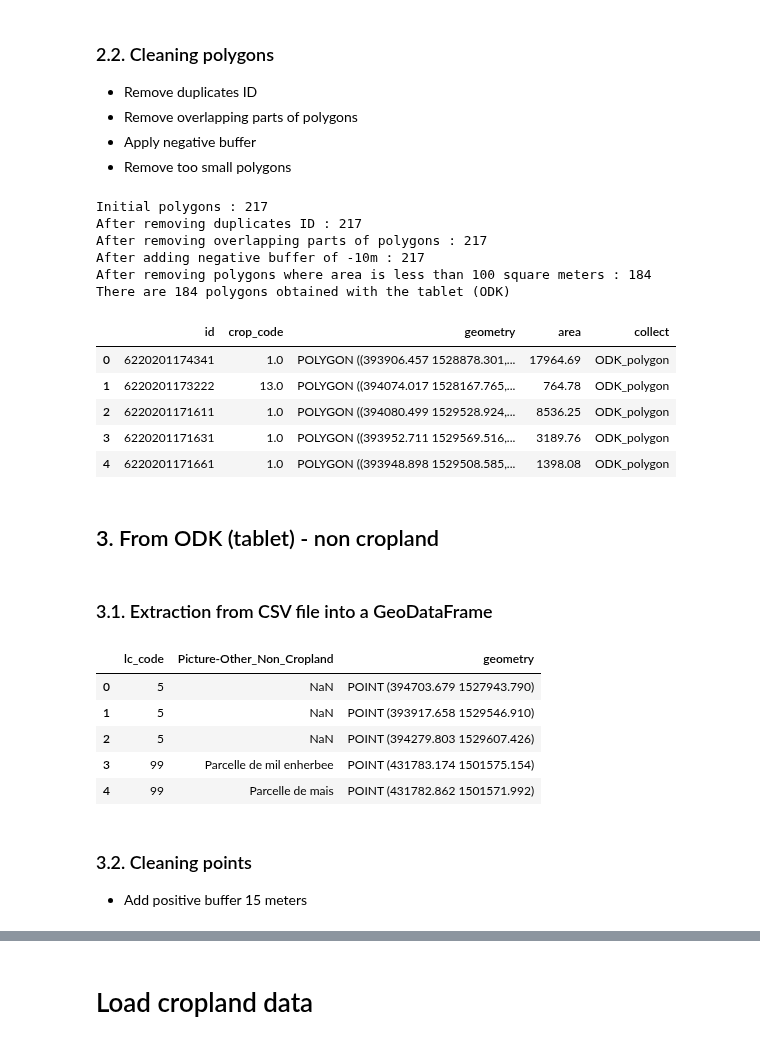
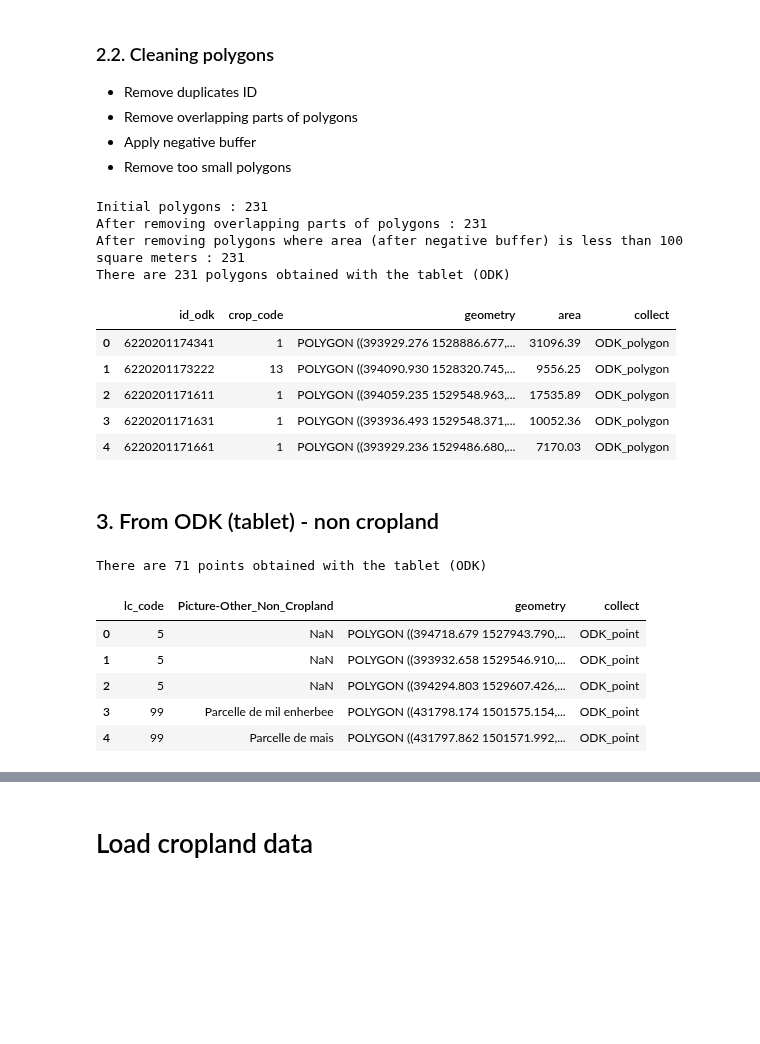
Before and after one commit to nicolasdeffense/eo-toolbox, a Jupyter notebook: notebooks_working/EOStat/clean_in_situ_senegal.ipynb, the cells around one changed output, grey strips where cells are left out. Drawn from its saved outputs; the diff is of its cells as text; code cells hidden in the pictures; blank space fills up the shorter version.

```diff
--- a/notebooks_working/EOStat/clean_in_situ_senegal.ipynb
+++ b/notebooks_working/EOStat/clean_in_situ_senegal.ipynb
@@ -12,6 +12,7 @@ import rasterio.plot
 import numpy as np
 
 pd.set_option('display.max_columns', None)
+pd.set_option('display.max_rows', None)
 
 sys.path.insert(0, '/export/miro/ndeffense/LBRAT2104/GIT/eo-toolbox/tools/')
 
@@ -163,11 +172,15 @@ odk_gdf = odk_gdf.to_crs(epsg=32628)
 
 #odk_gdf['id'] = odk_gdf['id-Commune'].astype(str) + odk_gdf['id-Distric'].astype(str) + odk_gdf['id-Concess'].astype(str) + odk_gdf['id-Menage'].astype(str) + odk_gdf['id-Parcell'].astype(str)
 
-odk_gdf['id'] = odk_gdf['meta-ins_1'].str.replace('_', '').str.replace(' ', '')
+odk_gdf['id_odk'] = odk_gdf['meta-ins_1'].str.replace('_', '').str.replace(' ', '')
 
 odk_gdf = odk_gdf.rename(columns={"Informat_1": "crop_code"})
 
-odk_gdf = odk_gdf[['id','crop_code','geometry']]
+odk_gdf = odk_gdf[['id_odk','crop_code','geometry']]
+
+print(f'Number of ODK polygons : {len(odk_gdf)} --> {len(odk_gdf.drop_duplicates("id_odk"))} (without duplicates)')
+
+odk_gdf = odk_gdf.drop_duplicates('id_odk')
 
 odk_gdf.head()
 # %% [output]
@@ -187,46 +201,38 @@ odk_gdf.head()
 # %%
 print(f'Initial polygons : {len(odk_gdf)}')
 
-odk_gdf = odk_gdf.drop_duplicates(subset=['id'])
-
-print(f'After removing duplicates ID : {len(odk_gdf)}')
-
-odk_gdf = remove_overlap.remove_overlap(odk_gdf)
+clean_odk_gdf = remove_overlap.remove_overlap(odk_gdf, id_column='id_odk')
 
 print(f'After removing overlapping parts of polygons : {len(odk_gdf)}')
 
-odk_gdf['geometry'] = odk_gdf.buffer(buf_size)
-
-print(f'After adding negative buffer of {buf_size}m : {len(odk_gdf)}')
-
 odk_gdf['area'] = odk_gdf['geometry'].area.round(2)
 
-odk_gdf = odk_gdf.loc[odk_gdf['area'] >= min_area]
+#odk_gdf['geometry'] = odk_gdf.buffer(buf_size)
 
-print(f'After removing polygons where area is less than {min_area} square meters : {len(odk_gdf)}')
+#odk_gdf['area_buf'] = odk_gdf['geometry'].area.round(2)
+
+#odk_gdf = odk_gdf.loc[odk_gdf['area'] >= min_area]
+
+print(f'After removing polygons where area (after negative buffer) is less than {min_area} square meters : {len(odk_gdf)}')
 
 odk_gdf['collect'] = 'ODK_polygon'
 
 
 print(f'There are {len(odk_gdf)} polygons obtained with the tablet (ODK)')
 odk_gdf.head()
 # %% [output]
-Initial polygons : 217
-After removing duplicates ID : 217
-After removing overlapping parts of polygons : 217
-After adding negative buffer of -10m : 217
-After removing polygons where area is less than 100 square meters : 184
-There are 184 polygons obtained with the tablet (ODK)
+Initial polygons : 231
+After removing overlapping parts of polygons : 231
+After removing polygons where area (after negative buffer) is less than 100 square meters : 231
+There are 231 polygons obtained with the tablet (ODK)
-|  | id | crop_code | geometry | area | collect |
-| 0 | 6220201174341 | 1.0 | POLYGON ((393906.457 1528878.301,... | 17964.69 | ODK_polygon |
-| 1 | 6220201173222 | 13.0 | POLYGON ((394074.017 1528167.765,... | 764.78 | ODK_polygon |
-| 2 | 6220201171611 | 1.0 | POLYGON ((394080.499 1529528.924,... | 8536.25 | ODK_polygon |
-| 3 | 6220201171631 | 1.0 | POLYGON ((393952.711 1529569.516,... | 3189.76 | ODK_polygon |
-| 4 | 6220201171661 | 1.0 | POLYGON ((393948.898 1529508.585,... | 1398.08 | ODK_polygon |
+|  | id_odk | crop_code | geometry | area | collect |
+| 0 | 6220201174341 | 1 | POLYGON ((393929.276 1528886.677,... | 31096.39 | ODK_polygon |
+| 1 | 6220201173222 | 13 | POLYGON ((394090.930 1528320.745,... | 9556.25 | ODK_polygon |
+| 2 | 6220201171611 | 1 | POLYGON ((394059.235 1529548.963,... | 17535.89 | ODK_polygon |
+| 3 | 6220201171631 | 1 | POLYGON ((393936.493 1529548.371,... | 10052.36 | ODK_polygon |
+| 4 | 6220201171661 | 1 | POLYGON ((393929.236 1529486.680,... | 7170.03 | ODK_polygon |
 # %% [markdown]
 ## 3. From ODK (tablet) - non cropland
-# %% [markdown]
-### 3.1. Extraction from CSV file into a GeoDataFrame
 # %%
 odk_nc_df = pd.read_csv(odk_non_crop_csv)
 
@@ -240,15 +246,20 @@ odk_nc_gdf = gpd.GeoDataFrame(odk_nc_df, geometry=gpd.points_from_xy(odk_nc_df.l
 
 odk_nc_gdf = odk_nc_gdf.drop(columns=['longitude', 'latitude'])
 
+# Add positive buffer 15 meters
+
+odk_nc_gdf['geometry'] = odk_nc_gdf.buffer(15, resolution=24)
+
+odk_nc_gdf['collect'] = 'ODK_point'
+
+print(f'There are {len(odk_nc_gdf)} points obtained with the tablet (ODK)')
+
 odk_nc_gdf.head()
 # %% [output]
+There are 71 points obtained with the tablet (ODK)
-|  | lc_code | Picture-Other_Non_Cropland | geometry |
-| 0 | 5 | NaN | POINT (394703.679 1527943.790) |
-| 1 | 5 | NaN | POINT (393917.658 1529546.910) |
-| 2 | 5 | NaN | POINT (394279.803 1529607.426) |
-| 3 | 99 | Parcelle de mil enherbee | POINT (431783.174 1501575.154) |
-| 4 | 99 | Parcelle de mais | POINT (431782.862 1501571.992) |
+|  | lc_code | Picture-Other_Non_Cropland | geometry | collect |
+| 0 | 5 | NaN | POLYGON ((394718.679 1527943.790,... | ODK_point |
+| 1 | 5 | NaN | POLYGON ((393932.658 1529546.910,... | ODK_point |
+| 2 | 5 | NaN | POLYGON ((394294.803 1529607.426,... | ODK_point |
+| 3 | 99 | Parcelle de mil enherbee | POLYGON ((431798.174 1501575.154,... | ODK_point |
+| 4 | 99 | Parcelle de mais | POLYGON ((431797.862 1501571.992,... | ODK_point |
-# %% [markdown]
-### 3.2. Cleaning points
-
-- Add positive buffer 15 meters
```
Also changed, not shown: parts of 13 cells of this notebook, 1 other file.
